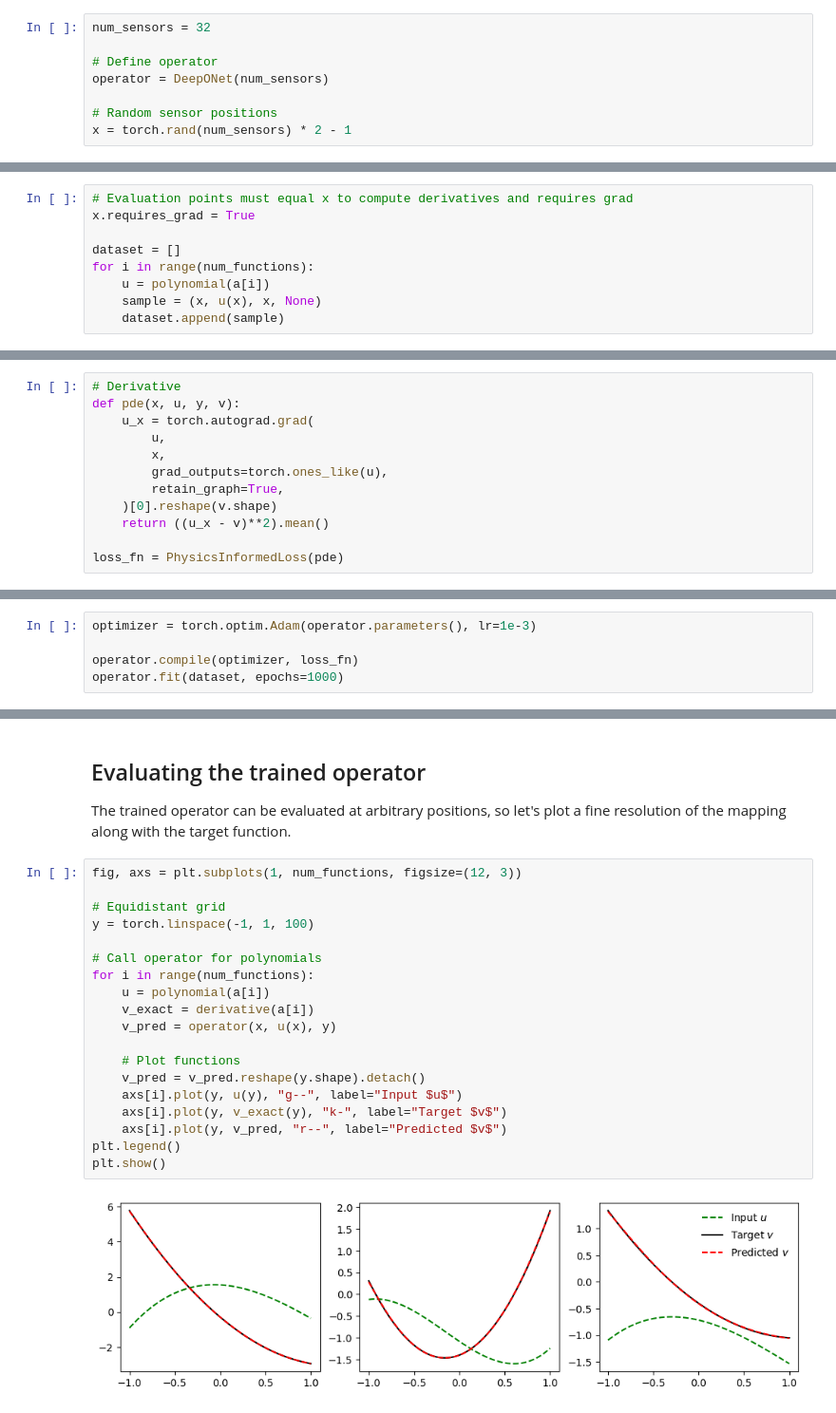
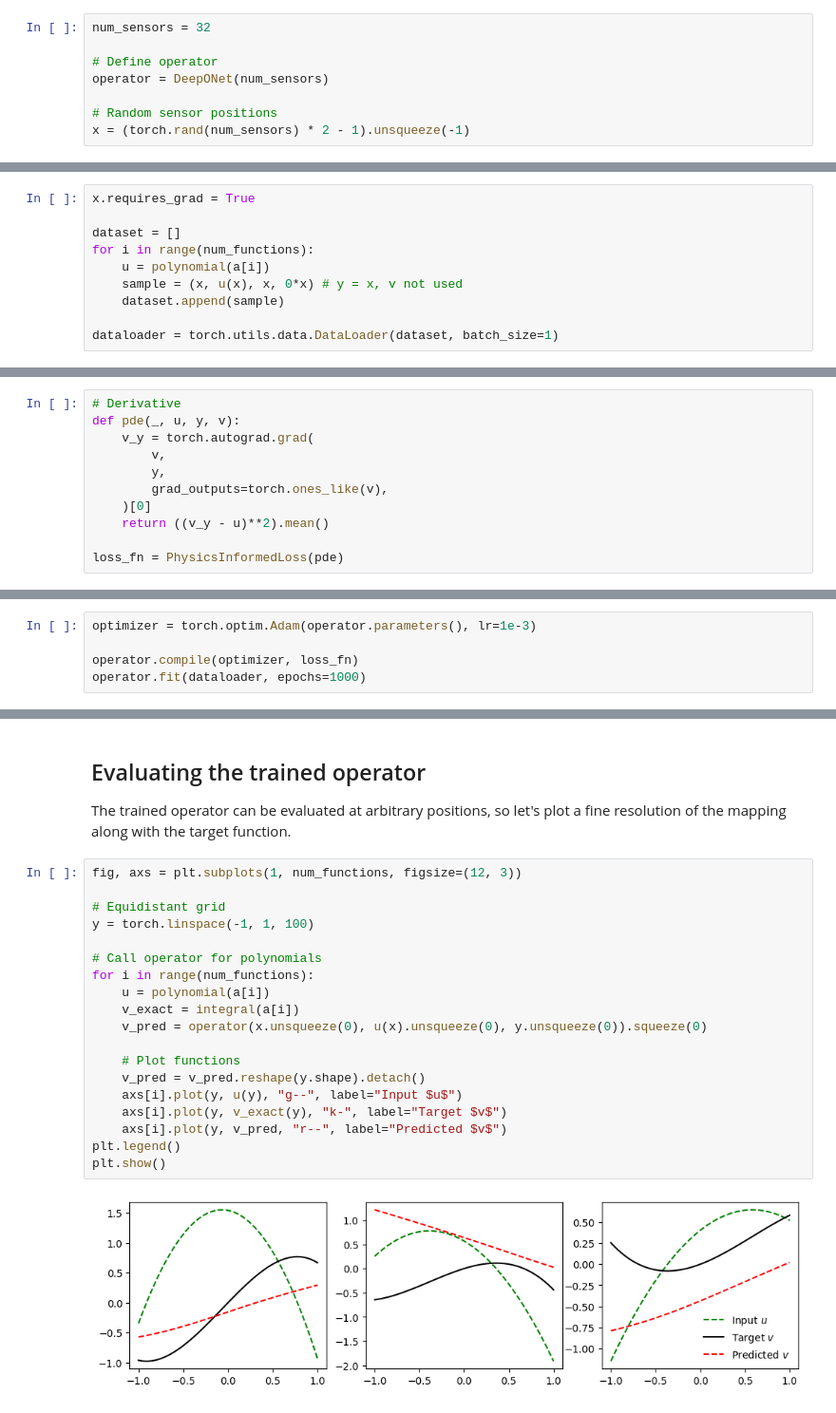
Before and after one commit to aai-institute/continuiti, a Jupyter notebook: notebooks/physicsinformed.ipynb, the cells around one changed output, grey strips where cells are left out. Shown at 95% size. Drawn from its saved outputs; the diff is of its cells as text.

```diff
--- a/notebooks/physicsinformed.ipynb
+++ b/notebooks/physicsinformed.ipynb
@@ -56,19 +56,20 @@ num_sensors = 32
 operator = DeepONet(num_sensors)
 
 # Random sensor positions
-x = torch.rand(num_sensors) * 2 - 1
+x = (torch.rand(num_sensors) * 2 - 1).unsqueeze(-1)
 # %% [markdown]
 ## Data set
 We define the data set as a list of input functions and evaluation coordinates, but without labels.
 # %%
-# Evaluation points must equal x to compute derivatives and requires grad
 x.requires_grad = True
 
 dataset = []
 for i in range(num_functions):
     u = polynomial(a[i])
-    sample = (x, u(x), x, None)
+    sample = (x, u(x), x, 0*x) # y = x, v not used
     dataset.append(sample)
+
+dataloader = torch.utils.data.DataLoader(dataset, batch_size=1)
 # %% [markdown]
 ## Physics-informed loss
 
@@ -76,13 +77,12 @@ As we want to learn the derivative operator $G$, we define a physics-informed lo
 # %%
 # Derivative
-def pde(x, u, y, v):
-    u_x = torch.autograd.grad(
-        u,
-        x,
-        grad_outputs=torch.ones_like(u),
-        retain_graph=True,
-    )[0].reshape(v.shape)
-    return ((u_x - v)**2).mean()
+def pde(_, u, y, v):
+    v_y = torch.autograd.grad(
+        v,
+        y,
+        grad_outputs=torch.ones_like(v),
+    )[0]
+    return ((v_y - u)**2).mean()
 
 loss_fn = PhysicsInformedLoss(pde)
 # %% [markdown]
@@ -93,6 +93,6 @@ We train the neural operator using the physics-informed loss function.
 optimizer = torch.optim.Adam(operator.parameters(), lr=1e-3)
 
 operator.compile(optimizer, loss_fn)
-operator.fit(dataset, epochs=1000)
+operator.fit(dataloader, epochs=1000)
 # %% [output]
 Model parameters: 7984
@@ -105,21 +105,21 @@ fine resolution of the mapping along with the target function.
 # %%
 fig, axs = plt.subplots(1, num_functions, figsize=(12, 3))
 
 # Equidistant grid
 y = torch.linspace(-1, 1, 100)
 
 # Call operator for polynomials
 for i in range(num_functions):
     u = polynomial(a[i])
-    v_exact = derivative(a[i])
-    v_pred = operator(x, u(x), y)
+    v_exact = integral(a[i])
+    v_pred = operator(x.unsqueeze(0), u(x).unsqueeze(0), y.unsqueeze(0)).squeeze(0)
 
     # Plot functions
     v_pred = v_pred.reshape(y.shape).detach()
     axs[i].plot(y, u(y), "g--", label="Input $u$")
     axs[i].plot(y, v_exact(y), "k-", label="Target $v$")
     axs[i].plot(y, v_pred, "r--", label="Predicted $v$")
 plt.legend()
 plt.show()
 # %% [output]
-[figure, old version]
+[figure, new version]
```
Also changed, not shown: parts of 5 cells of this notebook, 8 other files.
